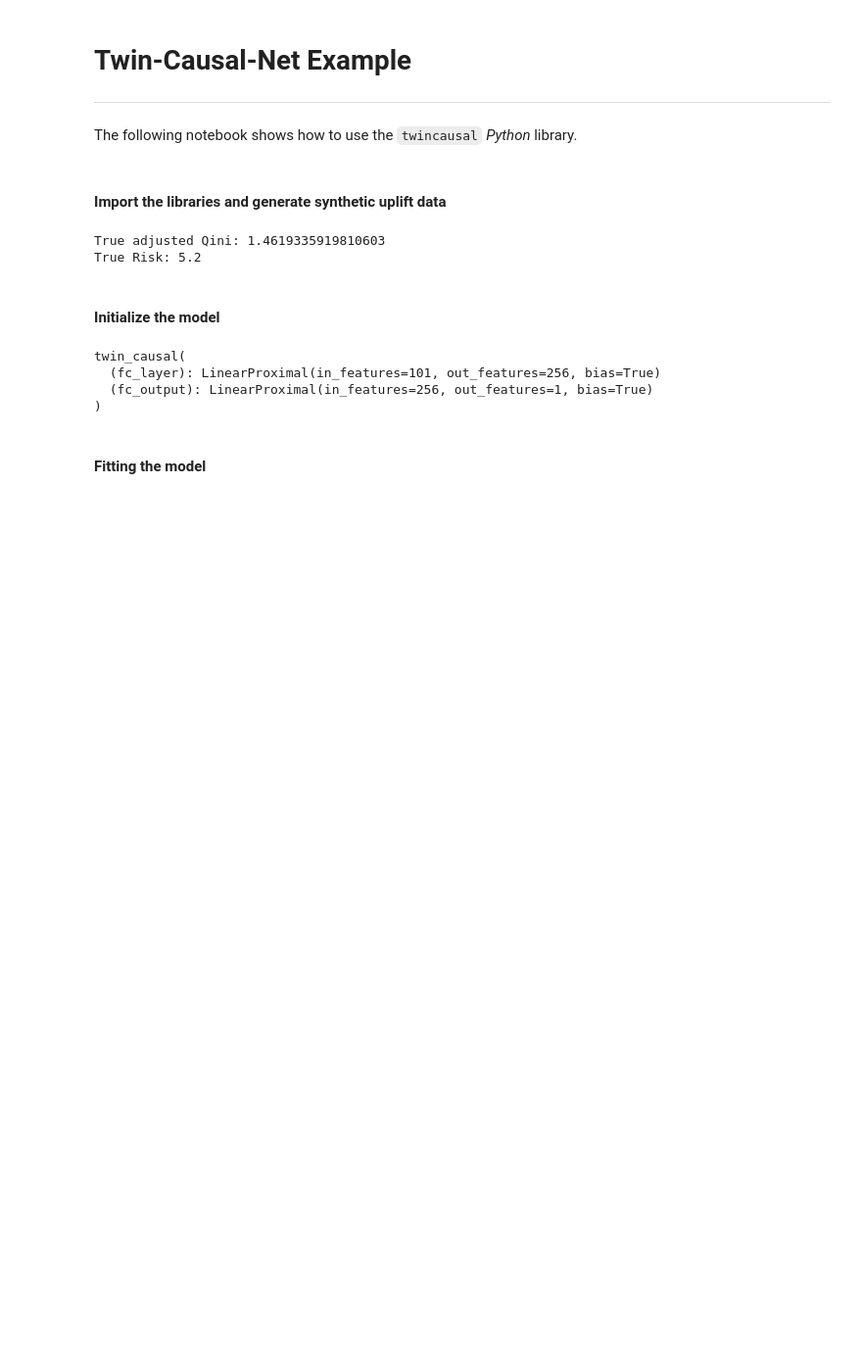
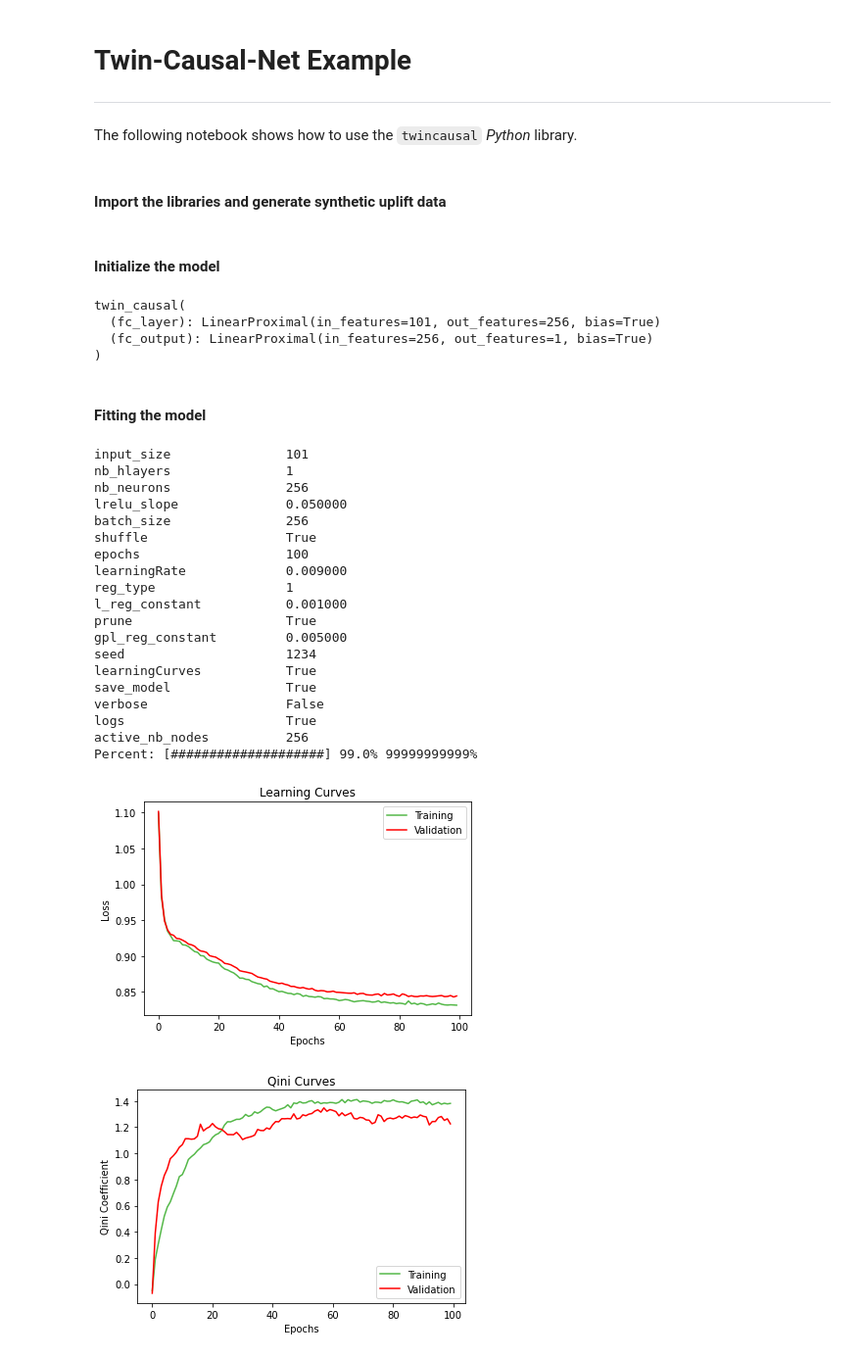
Before and after one commit to belbahrim/twin-causal-net, a Jupyter notebook: examples/twin_causal_examples.ipynb, the cells around one changed output. Shown at 98% size. Drawn from its saved outputs; the diff is of its cells as text; code cells hidden in the pictures; blank space fills up the shorter version.

```diff
--- a/examples/twin_causal_examples.ipynb
+++ b/examples/twin_causal_examples.ipynb
@@ -10,12 +10,9 @@ from twincausal.model import twin_causal
 from sklearn.model_selection import train_test_split
 from twincausal.utils.performance import qini_curve, qini_barplot
 # %%
-X, T, Y = twindata.generator(5)  # Generate fake uplift data
+X, T, Y = twindata.generator(scenario=3, random_state=123456)  # Generate fake uplift data
-# %% [output]
-True adjusted Qini: 1.4619335919810603
-True Risk: 5.2
 # %%
-X_train, X_test, T_train, T_test, Y_train, Y_test = train_test_split(X, T, Y, test_size=0.3, random_state=1234)
+X_train, X_test, T_train, T_test, Y_train, Y_test = train_test_split(X, T, Y, test_size=0.5, random_state=123)
 # %% [markdown]
 #### Initialize the model
 # %%
@@ -28,9 +30,33 @@ uplift = twin_causal(input_size=input_size, hlayers=1, nb_neurons=256, lrelu_slo
-# %%
-uplift
-# %% [output]
-twin_causal(
-  (fc_layer): LinearProximal(in_features=101, out_features=256, bias=True)
-  (fc_output): LinearProximal(in_features=256, out_features=1, bias=True)
-)
+# %%
+uplift  # Print model architecture
+# %% [output]
+twin_causal(
+  (fc_layer): LinearProximal(in_features=101, out_features=256, bias=True)
+  (fc_output): LinearProximal(in_features=256, out_features=1, bias=True)
+)
 # %% [markdown]
 #### Fitting the model
+# %%
+uplift.fit(X_train, T_train, Y_train, val_size=0.3)  # You can control the proportion of obs to use for validation
+# %% [output]
+input_size               101
+nb_hlayers               1
+nb_neurons               256
+lrelu_slope              0.050000
+batch_size               256
+shuffle                  True
+epochs                   100
+learningRate             0.009000
+reg_type                 1
+l_reg_constant           0.001000
+prune                    True
+gpl_reg_constant         0.005000
+seed                     1234
+learningCurves           True
+save_model               True
+verbose                  False
+logs                     True
+active_nb_nodes          256
+Percent: [####################] 99.0% 99999999999%
+[figure, added]
+[figure, added]
```
Also changed, not shown: parts of 18 cells of this notebook, 5 other files.
